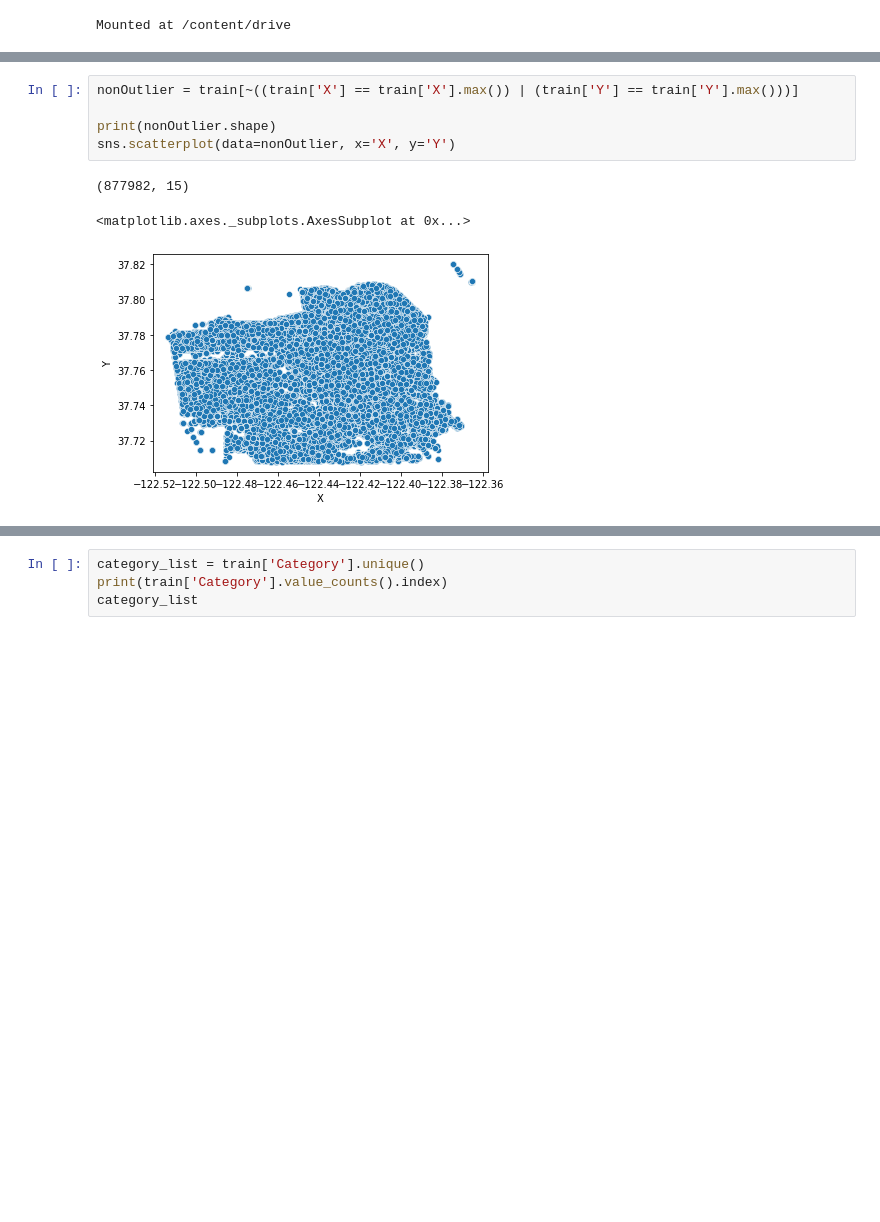
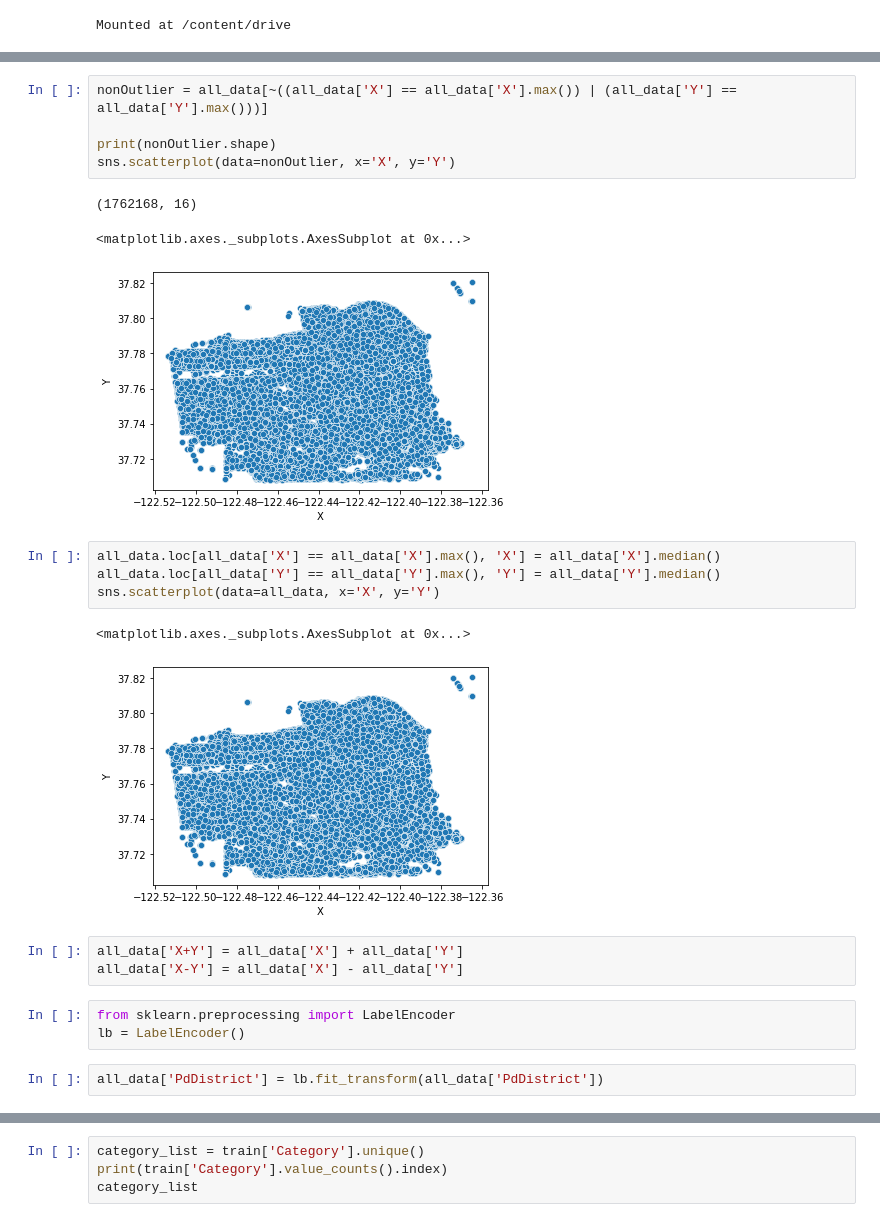
Before and after one commit to dlsdnjs96/Machine_Learning, a Jupyter notebook: SanFrancisco_crime.ipynb, the cells around one changed output, grey strips where cells are left out. Drawn from its saved outputs; the diff is of its cells as text; blank space fills up the shorter version.

```diff
--- a/SanFrancisco_crime.ipynb
+++ b/SanFrancisco_crime.ipynb
@@ -104,11 +77,26 @@ sns.scatterplot(data=outlier, x='X', y='Y')
 <matplotlib.axes._subplots.AxesSubplot at 0x...>
 [figure]
 # %%
-nonOutlier = train[~((train['X'] == train['X'].max()) | (train['Y'] == train['Y'].max()))]
+nonOutlier = all_data[~((all_data['X'] == all_data['X'].max()) | (all_data['Y'] == all_data['Y'].max()))]
 
 print(nonOutlier.shape)
 sns.scatterplot(data=nonOutlier, x='X', y='Y')
 # %% [output]
-(877982, 15)
+(1762168, 16)
 <matplotlib.axes._subplots.AxesSubplot at 0x...>
-[figure, old version]
+[figure, new version]
+# %%
+all_data.loc[all_data['X'] == all_data['X'].max(), 'X'] = all_data['X'].median()
+all_data.loc[all_data['Y'] == all_data['Y'].max(), 'Y'] = all_data['Y'].median()
+sns.scatterplot(data=all_data, x='X', y='Y')
+# %% [output]
+<matplotlib.axes._subplots.AxesSubplot at 0x...>
+[figure, added]
+# %%
+all_data['X+Y'] = all_data['X'] + all_data['Y']
+all_data['X-Y'] = all_data['X'] - all_data['Y']
+# %%
+from sklearn.preprocessing import LabelEncoder
+lb = LabelEncoder()
+# %%
+all_data['PdDistrict'] = lb.fit_transform(all_data['PdDistrict'])
```
Also changed, not shown: parts of 23 cells of this notebook.
